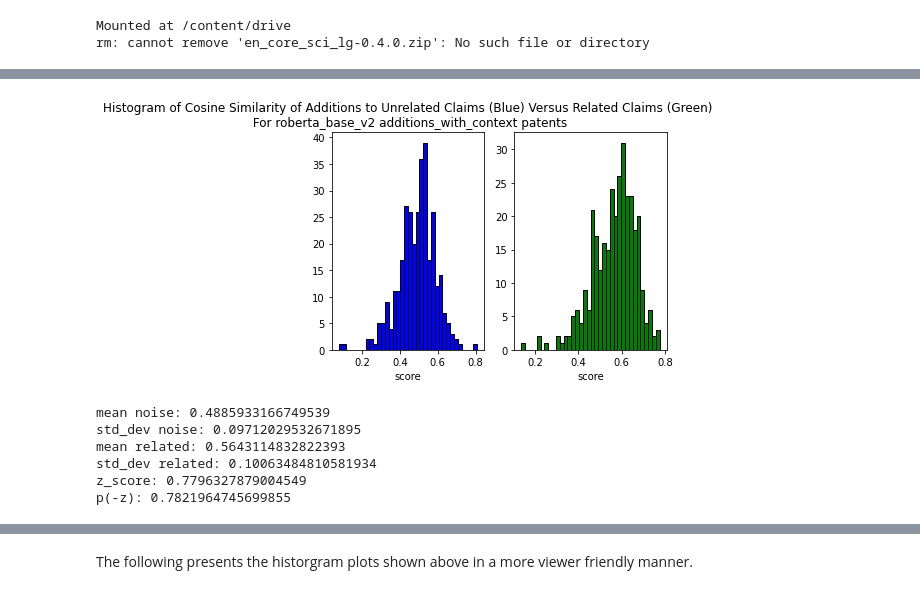
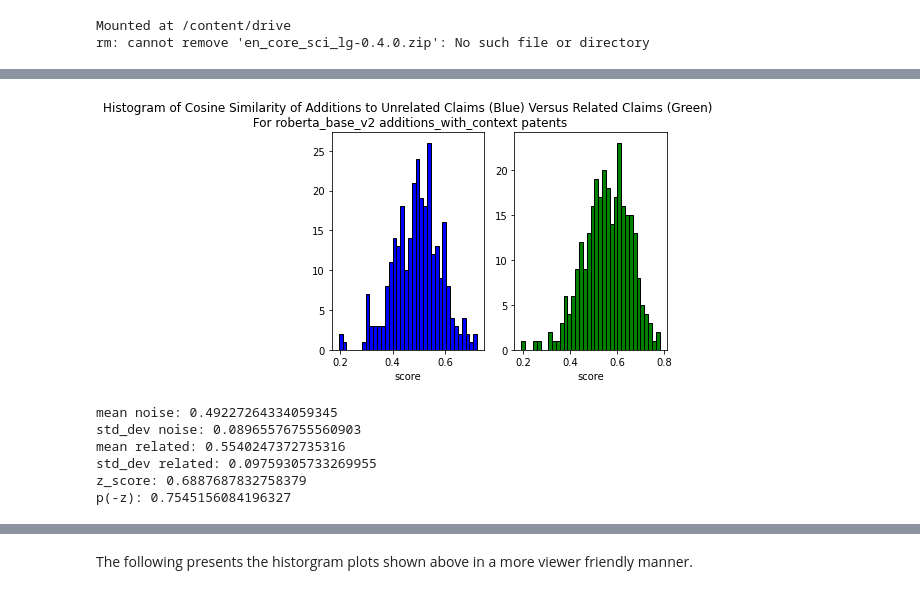
Before and after one commit to pharmaDB/scoring_data_processor, a Jupyter notebook: analysis/Noise_to_Related_Claims_Histogram_DrugLabelsandPatent.ipynb, the cells around one changed output, grey strips where cells are left out. Saved outputs shown, nothing was run; the diff lists cells and outputs as text; code cells hidden in the pictures.

```diff
--- a/analysis/Noise_to_Related_Claims_Histogram_DrugLabelsandPatent.ipynb
+++ b/analysis/Noise_to_Related_Claims_Histogram_DrugLabelsandPatent.ipynb
@@ -342,18 +357,19 @@ p(-z): 0.8162504964332901
 # %%
 model_roberta_base_v2 = SentenceTransformer("stsb-roberta-base-v2", device=_device)
 model_roberta_base_v2.zero_grad()
+model_roberta_base_v2.eval()
 # Will limit size since CUDA runs out of memory
 model_roberta_base_v2.max_seq_length=512
 roberta_base_v2=calculate_score(random_NDA_list, "additions_with_context", "patents", scoring_method_bert, model_roberta_base_v2, silent=True)
 model_roberta_base_v2.zero_grad()
 plot_print(roberta_base_v2, "roberta_base_v2 additions_with_context patents")
 # %% [output]
-[figure, old version]
+[figure, new version]
-mean noise: 0.4885933166749539
-std_dev noise: 0.09712029532671895
-mean related: 0.5643114832822393
-std_dev related: 0.10063484810581934
-z_score: 0.7796327879004549
-p(-z): 0.7821964745699855
+mean noise: 0.49227264334059345
+std_dev noise: 0.08965576755560903
+mean related: 0.5540247372735316
+std_dev related: 0.09759305733269955
+z_score: 0.6887687832758379
+p(-z): 0.7545156084196327
 # %%
 import spacy
```
Also changed, not shown: parts of 29 cells of this notebook, 2 other files.
